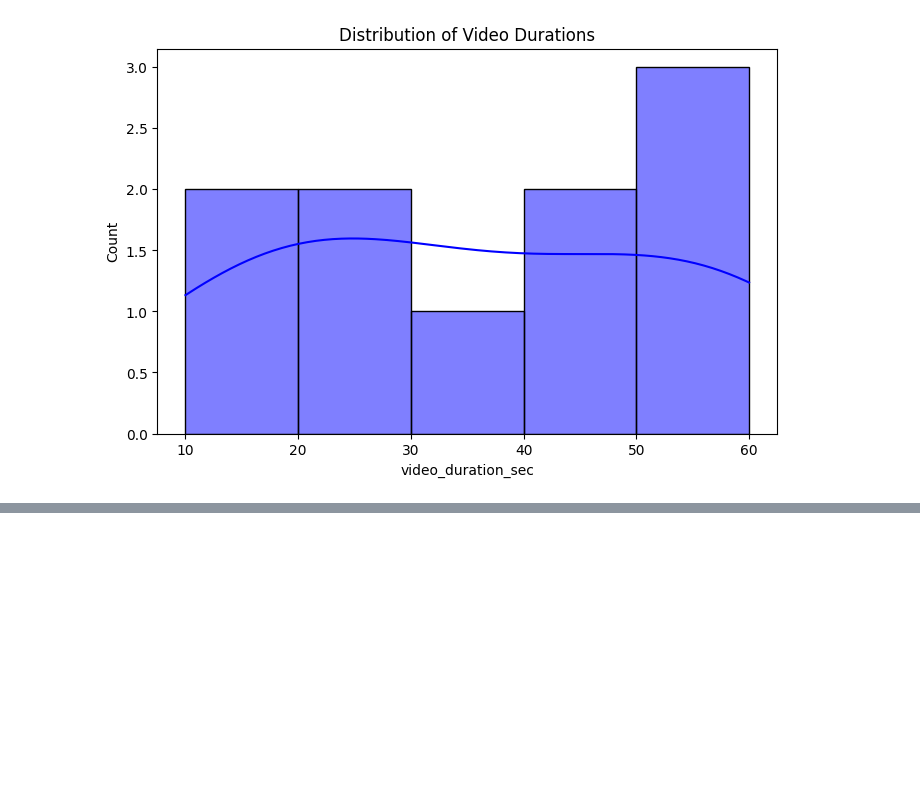
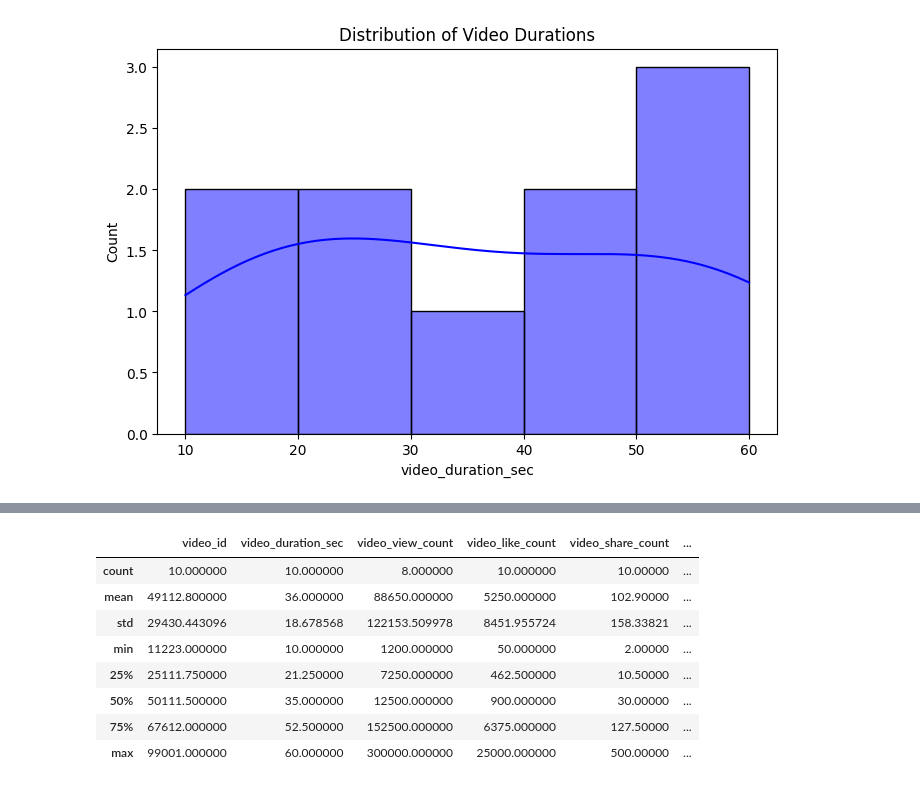
Before and after one commit to hellocypriotnomadassistant-oss/Data-Science, a Jupyter notebook: TikTok_Data_Preparation_Project/TikTok_Data_Prep.ipynb, the cells around one changed output, grey strips where cells are left out. Saved outputs shown, nothing was run; the diff lists cells and outputs as text; code cells hidden in the pictures; blank space fills up the shorter version.

```diff
--- a/TikTok_Data_Preparation_Project/TikTok_Data_Prep.ipynb
+++ b/TikTok_Data_Preparation_Project/TikTok_Data_Prep.ipynb
@@ -61,0 +109,13 @@ plt.show()
+# %%
+# Get a statistical summary of the numbers
+df.describe()
+# %% [output]
+|  | video_id | video_duration_sec | video_view_count | video_like_count | video_share_count | ... |
+| count | 10.000000 | 10.000000 | 8.000000 | 10.000000 | 10.00000 | ... |
+| mean | 49112.800000 | 36.000000 | 88650.000000 | 5250.000000 | 102.90000 | ... |
+| std | 29430.443096 | 18.678568 | 122153.509978 | 8451.955724 | 158.33821 | ... |
+| min | 11223.000000 | 10.000000 | 1200.000000 | 50.000000 | 2.00000 | ... |
+| 25% | 25111.750000 | 21.250000 | 7250.000000 | 462.500000 | 10.50000 | ... |
+| 50% | 50111.500000 | 35.000000 | 12500.000000 | 900.000000 | 30.00000 | ... |
+| 75% | 67612.000000 | 52.500000 | 152500.000000 | 6375.000000 | 127.50000 | ... |
+| max | 99001.000000 | 60.000000 | 300000.000000 | 25000.000000 | 500.00000 | ... |
```
Also changed, not shown: parts of 4 cells of this notebook, 2 other files.
